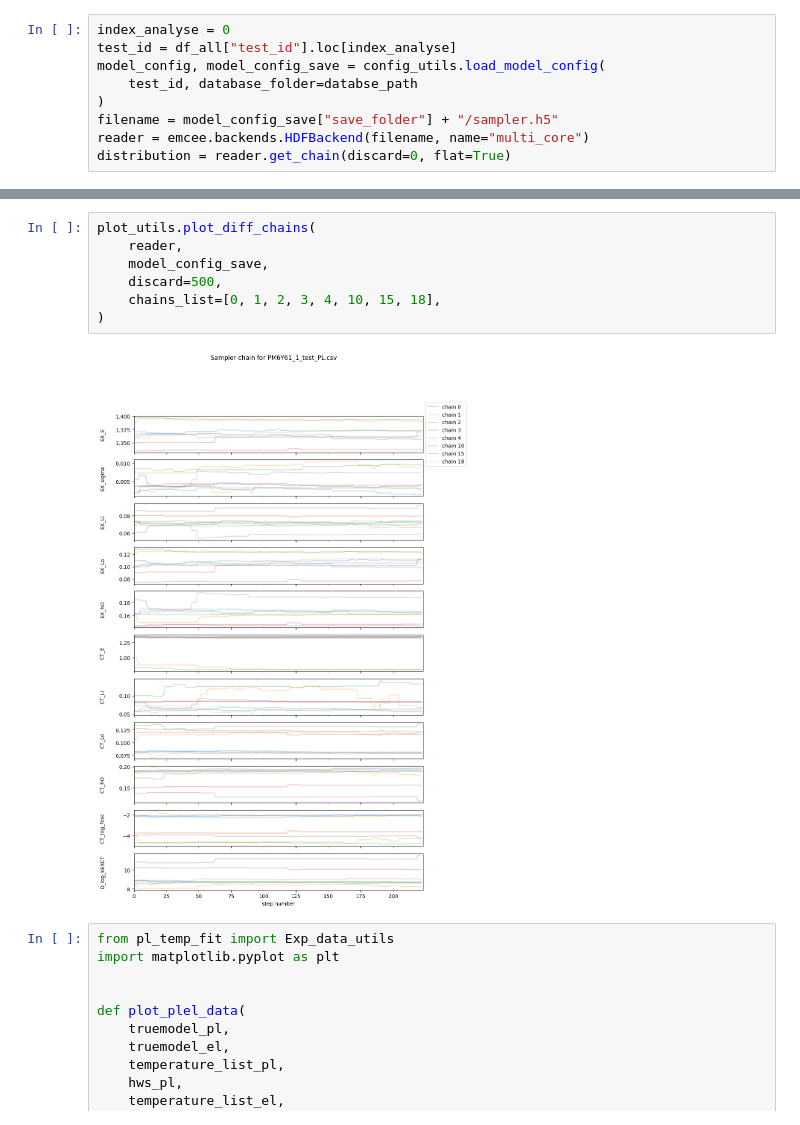
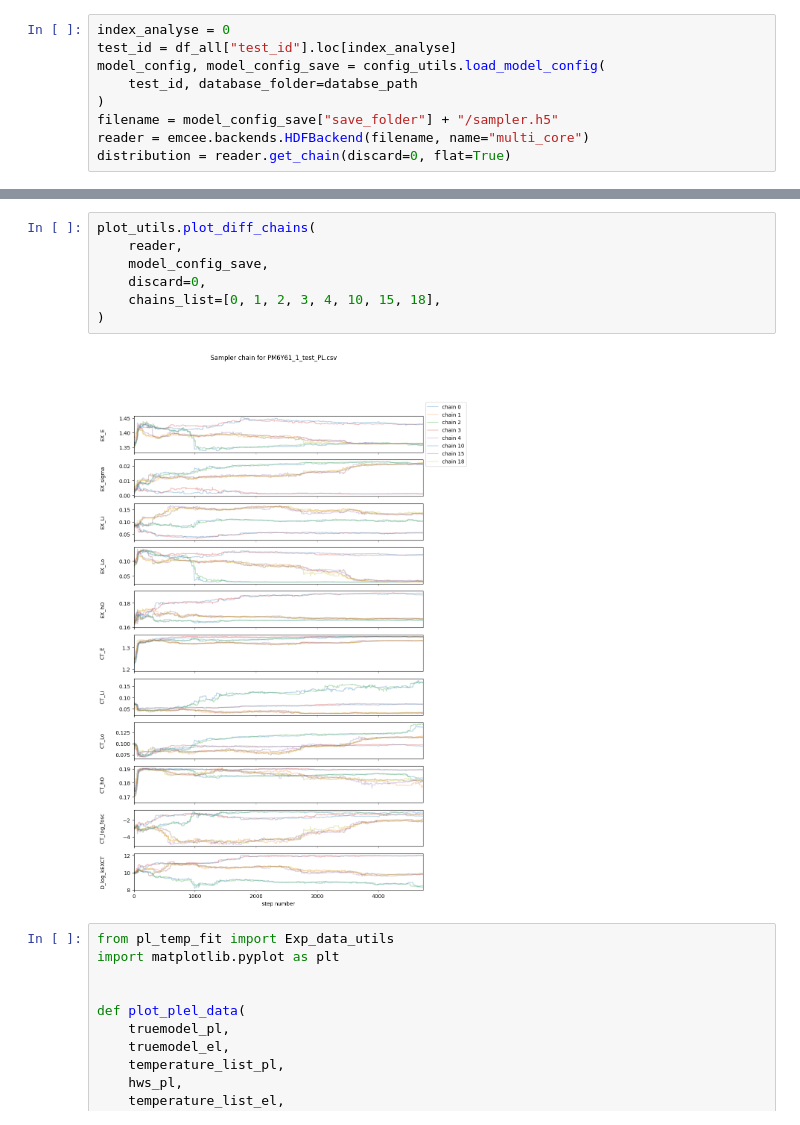
Before and after one commit to mohammedazzouzi15/pl_temp_fit, a Jupyter notebook: notebook/22_analyse_sampling_output_PLEL.ipynb, the cells around one changed output, grey strips where cells are left out. Cells and saved outputs as stored; diff of their text form.

```diff
--- a/notebook/22_analyse_sampling_output_PLEL.ipynb
+++ b/notebook/22_analyse_sampling_output_PLEL.ipynb
@@ -78,12 +140,12 @@ plot_utils.plot_chains(reader, model_config_save, discard=500)
 # %%
 plot_utils.plot_diff_chains(
     reader,
     model_config_save,
-    discard=500,
+    discard=0,
     chains_list=[0, 1, 2, 3, 4, 10, 15, 18],
 )
 # %% [output]
-[figure, old version]
+[figure, new version]
 # %%
 from pl_temp_fit import Exp_data_utils
 import matplotlib.pyplot as plt
```
Also changed, not shown: parts of 9 cells of this notebook, 9 other files.
